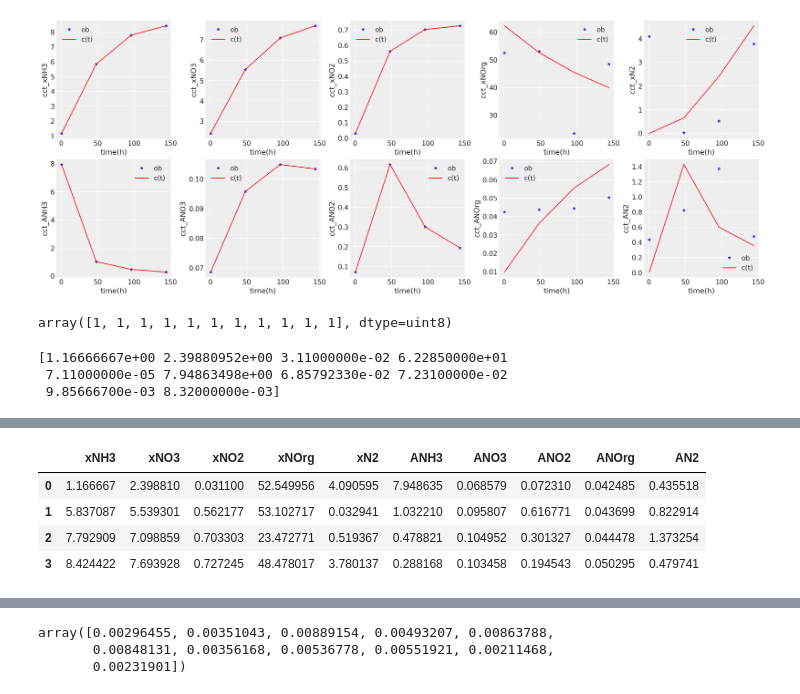
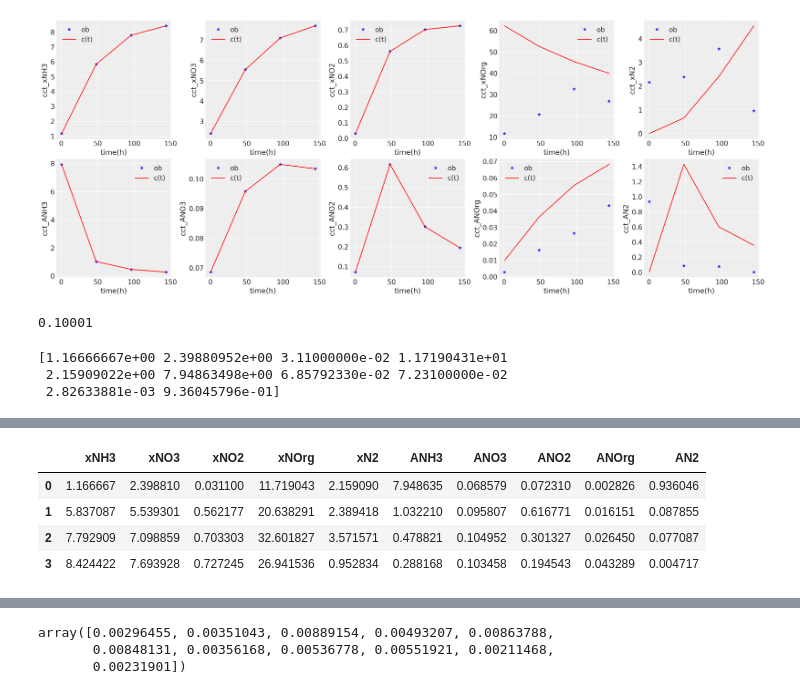
Before and after one commit to makaspacex/N15Tracing, a Jupyter notebook: research-fake-data.ipynb, the cells around one changed output, grey strips where cells are left out. Drawn from its saved outputs; the diff is of its cells as text; code cells hidden in the pictures.

```diff
--- a/research-fake-data.ipynb
+++ b/research-fake-data.ipynb
@@ -36,46 +36,47 @@ c0 = df_ori[cct_names].iloc[0].values
 # %%
 # 假设都是一级动力学
 k_kinetics = np.repeat(1, 11).astype(np.uint8)
 # k_kinetics = np.array([0,0,0,0,1,1,0,0,1,1,0]).astype(np.uint8)
 ks = np.array([0.00071942, 0.00269696, 0.00498945, 0.00444931, 0.00571299, 0.00801272, 0.00131931, 0.00319959, 0.00415571, 0.00228432, 0.00177611])
 #  =======================================================
 import copy
 
 # t_eval = np.linspace(0, 150, 100)
 t_eval = np.array([0.5, 48, 96, 144])
 
 # 初始化原始数据
 dataset_ori = core_lib.MyDataset(db_csv_path)
 
 # 初始化正确的模拟数据
 dataset_sim = core_lib.MyDataset(db_csv_path)
-dataset_sim.set_as_sim_dataset(t_eval, c0, t0=0.5, args=(ks, k_kinetics))
-df = dataset_sim.get_df()
+_cct_names = dataset_sim.get_cct_names()
+_c0 = dataset_sim.df[_cct_names].iloc[0].values
+dataset_sim.set_as_sim_dataset(t_eval, _c0, t0=0.5, args=(ks, k_kinetics))
 
 # 由模拟数据，生成fake字段
 dataset_fake = copy.deepcopy(dataset_sim)
 fake_colums = dataset_fake.get_fake_cct_names()
 dataset_fake.set_random(c_names=fake_colums)
 
+
 dataset = dataset_fake
-
 df = dataset.get_df()
 cct_names, rates_names, error_names = dataset.get_var_col_names()
 c0 = df[cct_names].iloc[0].values
 plot_dataset(dataset, dataset_sim)
 # %% [output]
-[figure, old version]
+[figure, new version]
 # %%
-k_kinetics
+print(1e-05 + 0.1)
 # %% [output]
-array([1, 1, 1, 1, 1, 1, 1, 1, 1, 1, 1], dtype=uint8)
+0.10001
 # %%
 
-mcmc_model = core_lib.get_model(dataset_sim, t_eval, k_kinetics, distance=core_lib.distance_func_v2, epsilon=core_lib.MY_EPSILON_TEE, k_sigma_priors=0.01, kf_type=0, c0_type=0)
+mcmc_model = core_lib.get_model(dataset_fake, t_eval, k_kinetics, distance=core_lib.distance_func_v2, epsilon=core_lib.MY_EPSILON_TEE, k_sigma_priors=0.01, kf_type=0, c0_type=0)
 # %% [output]
-[1.16666667e+00 2.39880952e+00 3.11000000e-02 6.22850000e+01
- 7.11000000e-05 7.94863498e+00 6.85792330e-02 7.23100000e-02
- 9.85666700e-03 8.32000000e-03]
+[1.16666667e+00 2.39880952e+00 3.11000000e-02 1.17190431e+01
+ 2.15909022e+00 7.94863498e+00 6.85792330e-02 7.23100000e-02
+ 2.82633881e-03 9.36045796e-01]
 # %%
 # print(get_format_time(),idata_save_path)
 # print(ks, c0)
@@ -94,10 +95,10 @@ pickle.dump(idata_lv,open(idata_save_path, 'wb'))
 df[cct_names]
 # %% [output]
 |  | xNH3 | xNO3 | xNO2 | xNOrg | xN2 | ANH3 | ANO3 | ANO2 | ANOrg | AN2 |
-| 0 | 1.166667 | 2.398810 | 0.031100 | 52.549956 | 4.090595 | 7.948635 | 0.068579 | 0.072310 | 0.042485 | 0.435518 |
-| 1 | 5.837087 | 5.539301 | 0.562177 | 53.102717 | 0.032941 | 1.032210 | 0.095807 | 0.616771 | 0.043699 | 0.822914 |
-| 2 | 7.792909 | 7.098859 | 0.703303 | 23.472771 | 0.519367 | 0.478821 | 0.104952 | 0.301327 | 0.044478 | 1.373254 |
-| 3 | 8.424422 | 7.693928 | 0.727245 | 48.478017 | 3.780137 | 0.288168 | 0.103458 | 0.194543 | 0.050295 | 0.479741 |
+| 0 | 1.166667 | 2.398810 | 0.031100 | 11.719043 | 2.159090 | 7.948635 | 0.068579 | 0.072310 | 0.002826 | 0.936046 |
+| 1 | 5.837087 | 5.539301 | 0.562177 | 20.638291 | 2.389418 | 1.032210 | 0.095807 | 0.616771 | 0.016151 | 0.087855 |
+| 2 | 7.792909 | 7.098859 | 0.703303 | 32.601827 | 3.571571 | 0.478821 | 0.104952 | 0.301327 | 0.026450 | 0.077087 |
+| 3 | 8.424422 | 7.693928 | 0.727245 | 26.941536 | 0.952834 | 0.288168 | 0.103458 | 0.194543 | 0.043289 | 0.004717 |
 # %%
 print(az.summary(idata_lv, round_to=10))
 print(ks)
```
Also changed, not shown: parts of 6 cells of this notebook, 5 other files.
